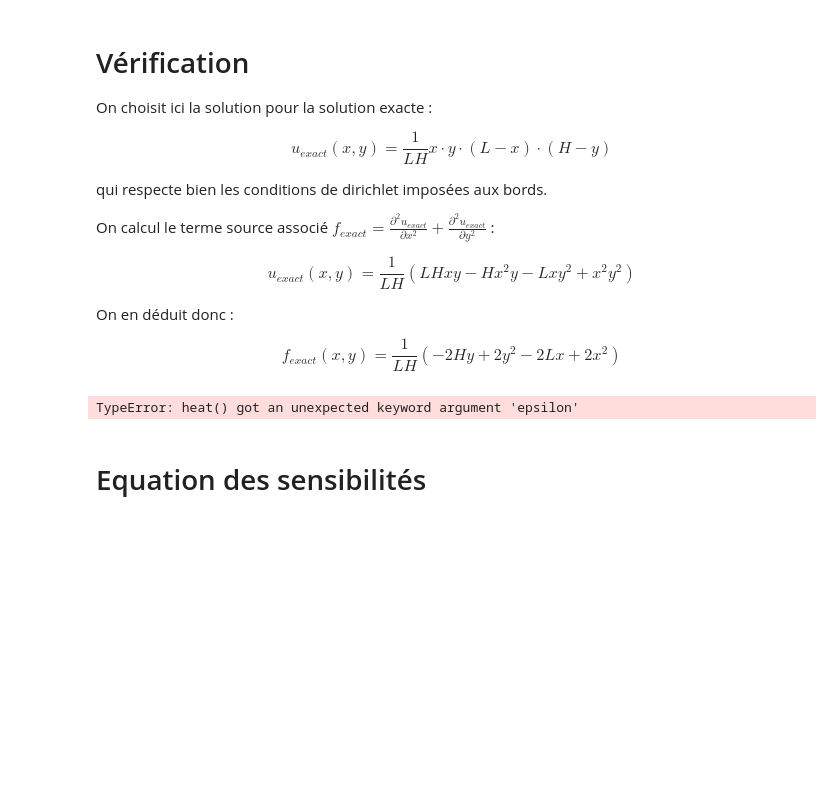
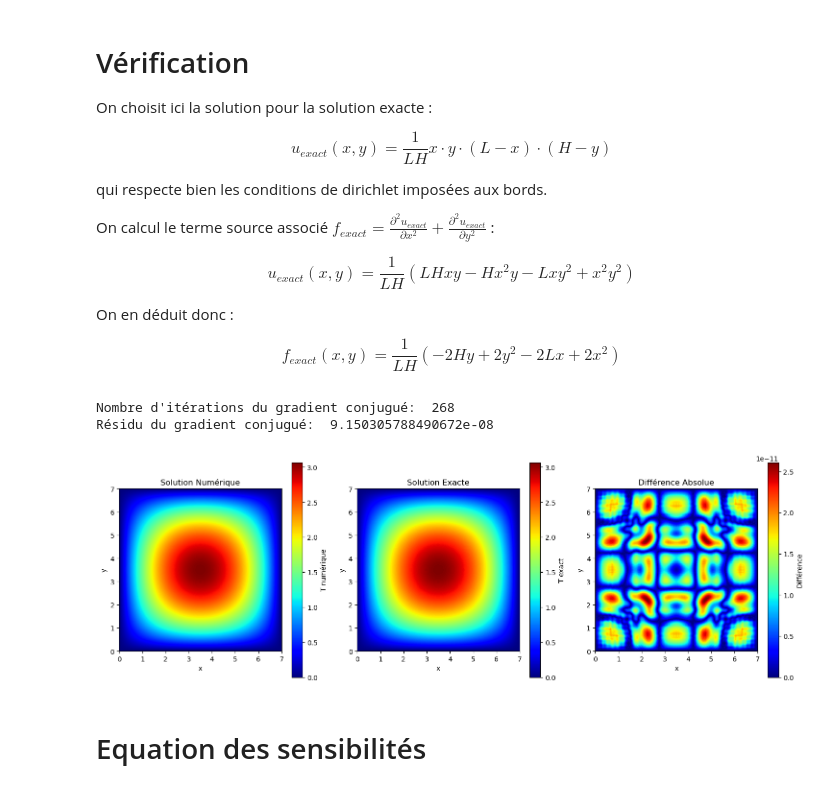
Before and after one commit to PaulCanel/Probleme_inverse, a Jupyter notebook: heat.ipynb, the cells around one changed output. Drawn from its saved outputs; the diff is of its cells as text; code cells hidden in the pictures; blank space fills up the shorter version.

```diff
--- a/heat.ipynb
+++ b/heat.ipynb
@@ -211,13 +222,10 @@ import matplotlib.pyplot as plt
 
 # Définition des paramètres
 
-Nx = 100
-Ny = 110
+Nx = 150
+Ny = 150
 H = 7
 L = 7
-
-dx = L / (Nx+1)
-dy = H / (Ny+1)
 
 # Définition du terme source
 
@@ -233,14 +241,12 @@ T = heat(Nx, Ny, 0, TS, H=H, L=L, epsilon=1e-7)[0]
 # Vérification
 
 def u_exact(x,y):
+
     return x*y*(L-x)*(H-y) / (L * H)
 
 # Calcul de la solution exacte
-U_exact = np.zeros((Nx+2)*(Ny+2))
-for j in range(Ny+2):
-    for i in range(Nx+2):
-        U_exact[i+j*(Nx+2)] = u_exact(i * dx, j * dy)
-U_exact = U_exact.reshape(Ny+2, Nx+2).T # Remise sous forme de matrice
+X, Y = np.meshgrid(np.linspace(0, L, Nx+2), np.linspace(0, H, Ny+2))
+U_exact = u_exact(X, Y)
 
 # Calcul de la différence
 diff = np.abs(T - U_exact)
@@ -248,34 +254,36 @@ diff = np.abs(T - U_exact)
 # Ajustement de la taille de la figure pour une meilleure visibilité des barres de couleur
 plt.figure(figsize=(15, 5)) # Figure plus large
 
 # Affichage de la solution numérique
 plt.subplot(1, 3, 1)
 plt.imshow(T, origin='lower', cmap='jet', extent=[0, L, 0, H])
 plt.colorbar(label='T numérique')
 plt.xlabel('x')
 plt.ylabel('y')
 plt.title(r'Solution Numérique')
 
 # Affichage de la solution exacte
 plt.subplot(1, 3, 2)
 plt.imshow(U_exact, origin='lower', cmap='jet', extent=[0, L, 0, H])
 plt.colorbar(label='T exact')
 plt.xlabel('x')
 plt.ylabel('y')
 plt.title(r'Solution Exacte')
 
 # Affichage de la différence
 plt.subplot(1, 3, 3)
 plt.imshow(diff, origin='lower', cmap='jet', extent=[0, L, 0, H])
 plt.colorbar(label='Différence')
 plt.xlabel('x')
 plt.ylabel('y')
 plt.title(r'Différence Absolue')
 
 plt.tight_layout()
 plt.show()
 # %% [output]
-TypeError: heat() got an unexpected keyword argument 'epsilon'
+Nombre d'itérations du gradient conjugué:  268
+Résidu du gradient conjugué:  9.150305788490672e-08
+[figure, added]
 # %% [markdown]
 # Equation des sensibilités
 # %%
```
Also changed, not shown: parts of 4 cells of this notebook.
